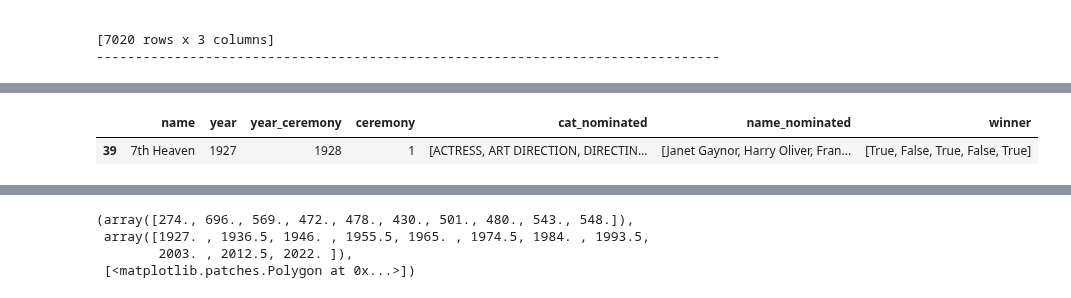
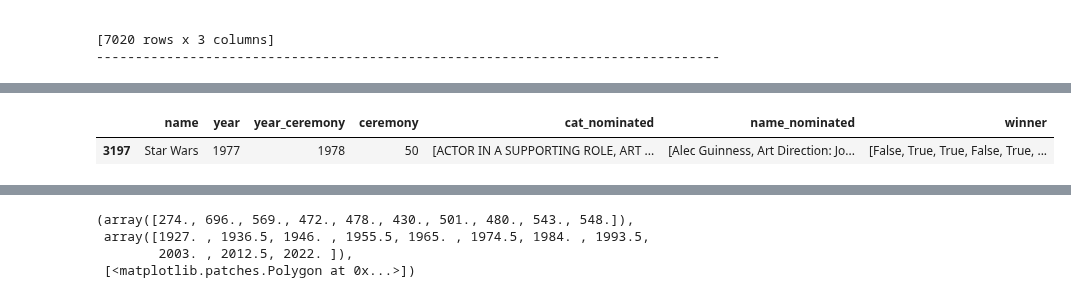
Before and after one commit to epfl-ada/ada-2023-project-thewestbobers, a Jupyter notebook: milestoneP3.ipynb, the cells around one changed output, grey strips where cells are left out. Cells and saved outputs as stored; diff of their text form; code cells hidden in the pictures.

```diff
--- a/milestoneP3.ipynb
+++ b/milestoneP3.ipynb
@@ -326,7 +367,7 @@ dtypes: int64(3), object(4)
 memory usage: 273.1+ KB
 None
 # %%
-awards_condensed[awards_condensed['name']=='7th Heaven']
+awards_condensed[awards_condensed['name']=='Star Wars']
 # %% [output]
 |  | name | year | year_ceremony | ceremony | cat_nominated | name_nominated | winner |
-| 39 | 7th Heaven | 1927 | 1928 | 1 | [ACTRESS, ART DIRECTION, DIRECTIN... | [Janet Gaynor, Harry Oliver, Fran... | [True, False, True, False, True] |
+| 3197 | Star Wars | 1977 | 1978 | 50 | [ACTOR IN A SUPPORTING ROLE, ART ... | [Alec Guinness, Art Direction: Jo... | [False, True, True, False, True, ... |
```
Also changed, not shown: parts of 4 cells of this notebook.
